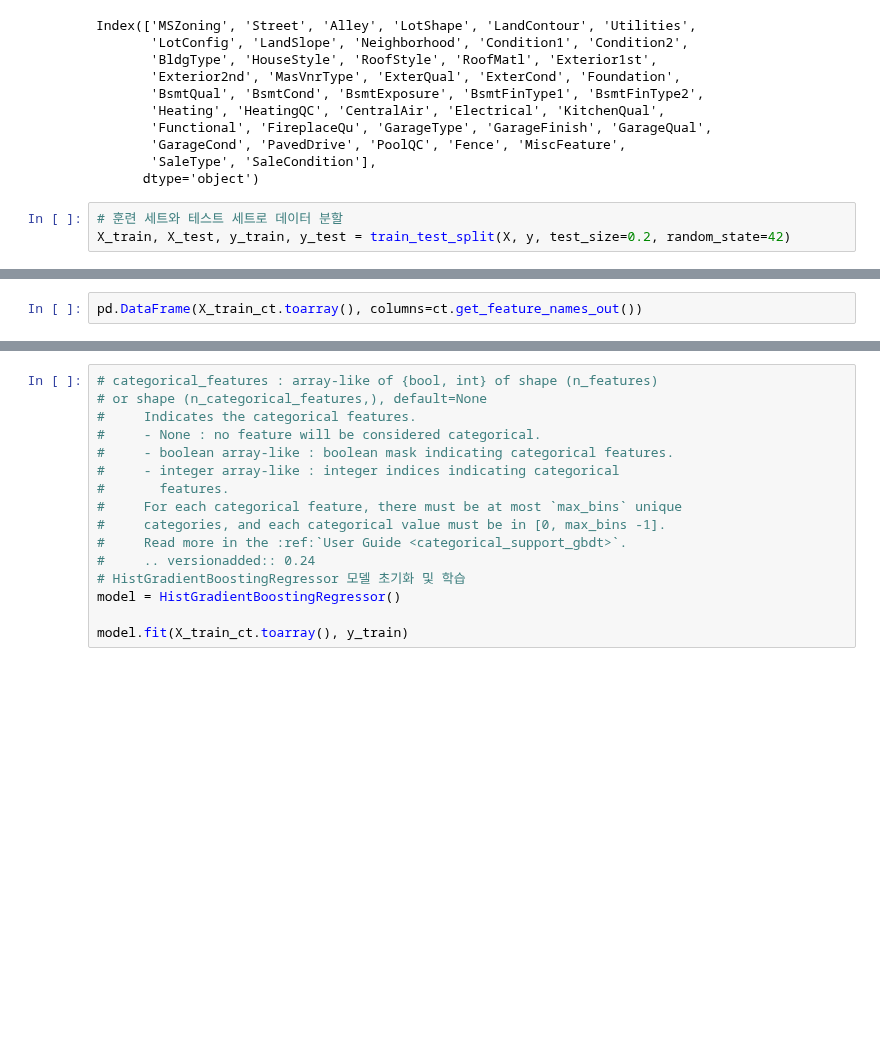
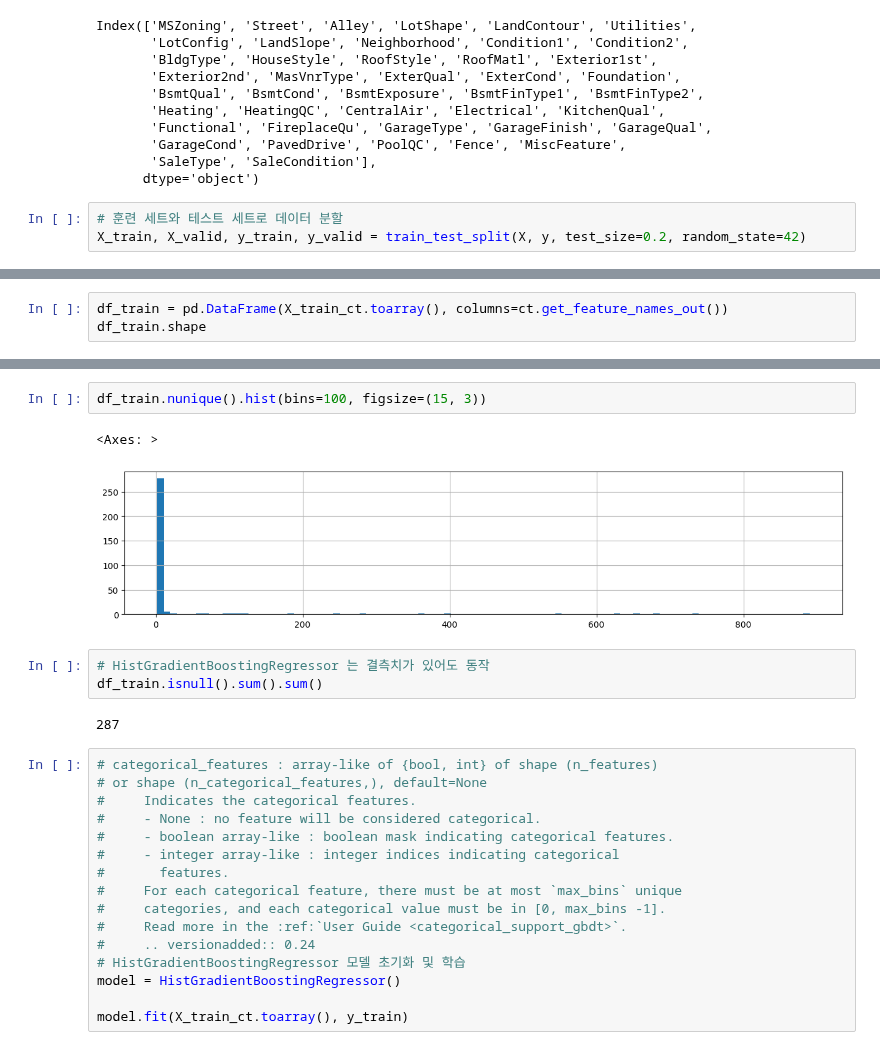
Before and after one commit to corazzon/KaggleStruggle, a Jupyter notebook: house-prices/house-hgbr.ipynb, the cells around one changed output, grey strips where cells are left out. Drawn from its saved outputs; the diff is of its cells as text; blank space fills up the shorter version.

```diff
--- a/house-prices/house-hgbr.ipynb
+++ b/house-prices/house-hgbr.ipynb
@@ -83,7 +82,7 @@ Index(['MSZoning', 'Street', 'Alley', 'LotShape', 'LandContour', 'Utilities',
       dtype='object')
 # %%
 # 훈련 세트와 테스트 세트로 데이터 분할
-X_train, X_test, y_train, y_test = train_test_split(X, y, test_size=0.2, random_state=42)
+X_train, X_valid, y_train, y_valid = train_test_split(X, y, test_size=0.2, random_state=42)
 # %%
 from sklearn.preprocessing import StandardScaler, OneHotEncoder
 from sklearn.compose import make_column_transformer
@@ -107,3 +104,4 @@ X_train_ct, X_test_ct
 # %%
-pd.DataFrame(X_train_ct.toarray(), columns=ct.get_feature_names_out())
+df_train = pd.DataFrame(X_train_ct.toarray(), columns=ct.get_feature_names_out())
+df_train.shape
 # %% [output]
@@ -123,3 +133,13 @@ pd.DataFrame(X_train_ct.toarray(), columns=ct.get_feature_names_out())
+# %%
+df_train.nunique().hist(bins=100, figsize=(15, 3))
+# %% [output]
+<Axes: >
+[figure, added]
+# %%
+# HistGradientBoostingRegressor 는 결측치가 있어도 동작
+df_train.isnull().sum().sum()
+# %% [output]
+287
 # %%
 # categorical_features : array-like of {bool, int} of shape (n_features)
 # or shape (n_categorical_features,), default=None
```
Also changed, not shown: parts of 8 cells of this notebook.
